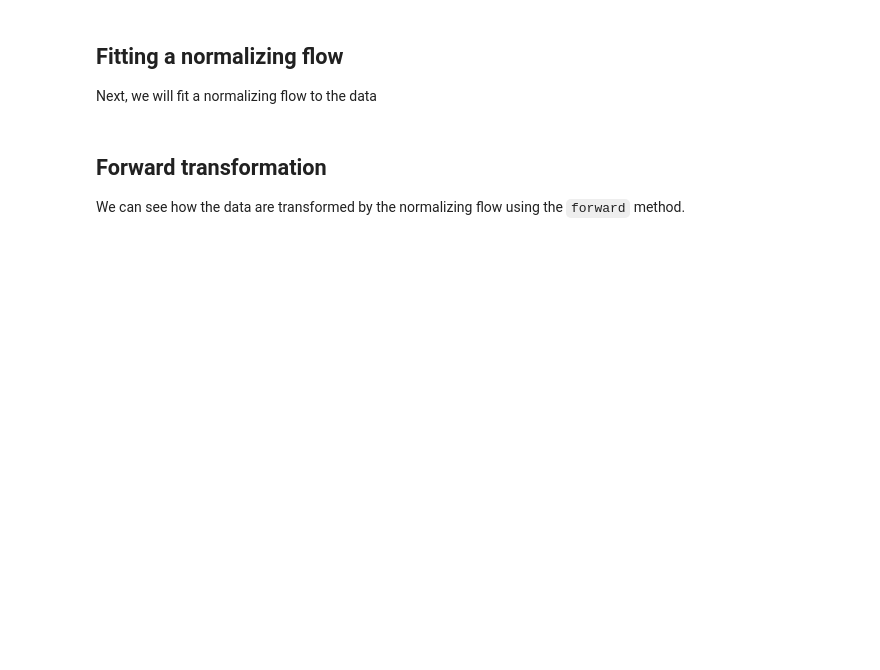
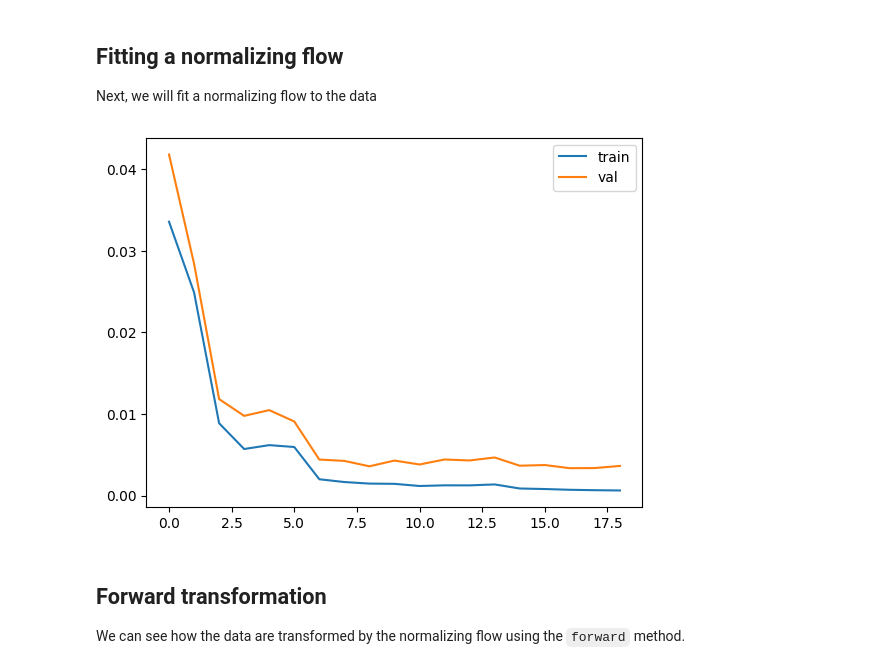
Before and after one commit to minaskar/sinflow, a Jupyter notebook: docs/source/quickstart.ipynb, the cells around one changed output. Cells and saved outputs as stored; diff of their text form; code cells hidden in the pictures; blank space fills up the shorter version.

```diff
--- a/docs/source/quickstart.ipynb
+++ b/docs/source/quickstart.ipynb
@@ -38,9 +38,17 @@ Next, we will fit a normalizing flow to the data
 # %%
 # Define the flow
 flow = sf.Flow()
 
 # Train the flow
 flow.fit(x)
+
+# Plot training and validation loss
+plt.plot(flow.train_history, label='train')
+plt.plot(flow.val_history, label='val')
+plt.legend()
+plt.show()
+# %% [output]
+[figure, added]
 # %% [markdown]
 ## Forward transformation
 
```
Also changed, not shown: parts of 5 cells of this notebook, 11 other files.
